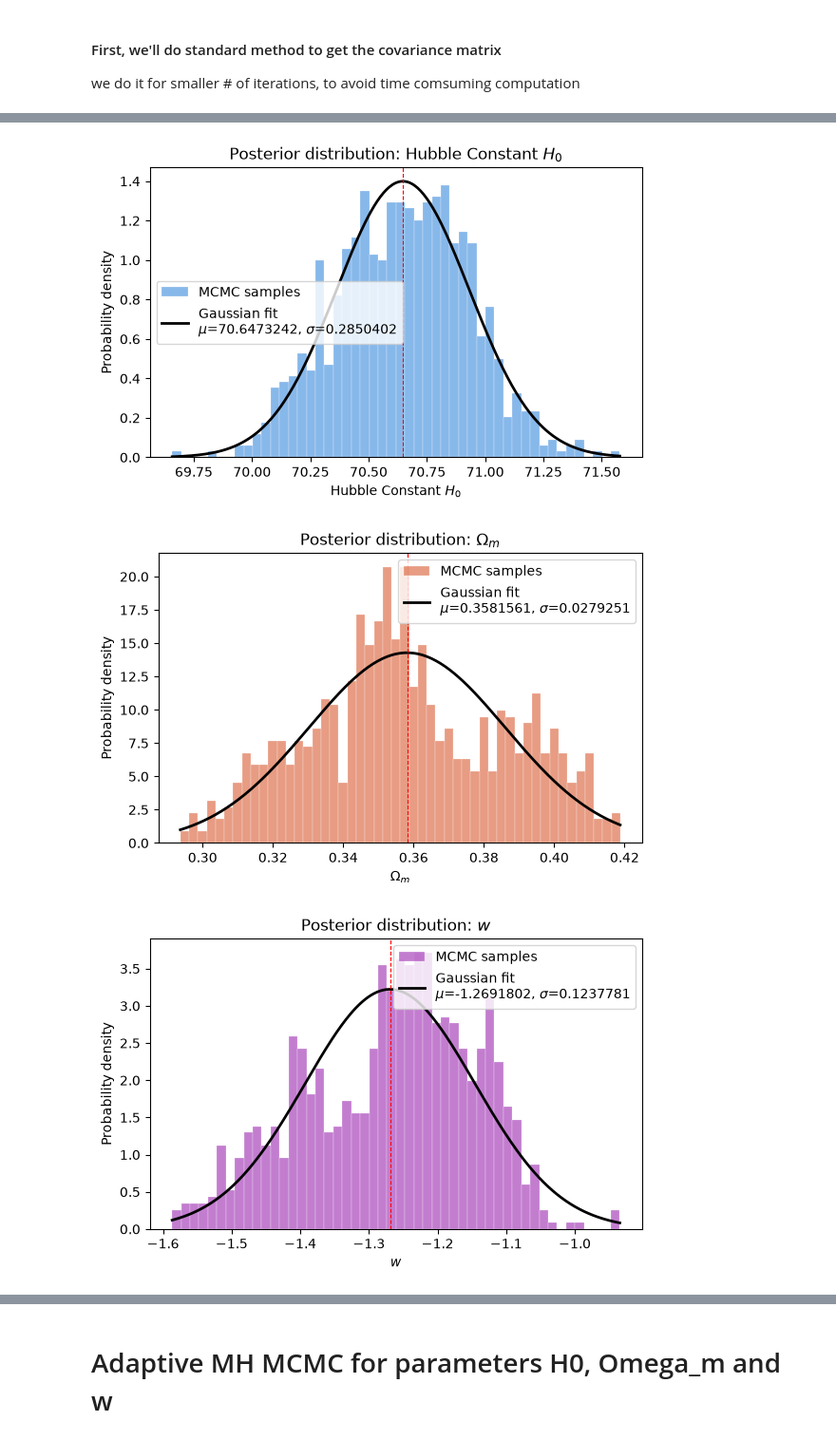
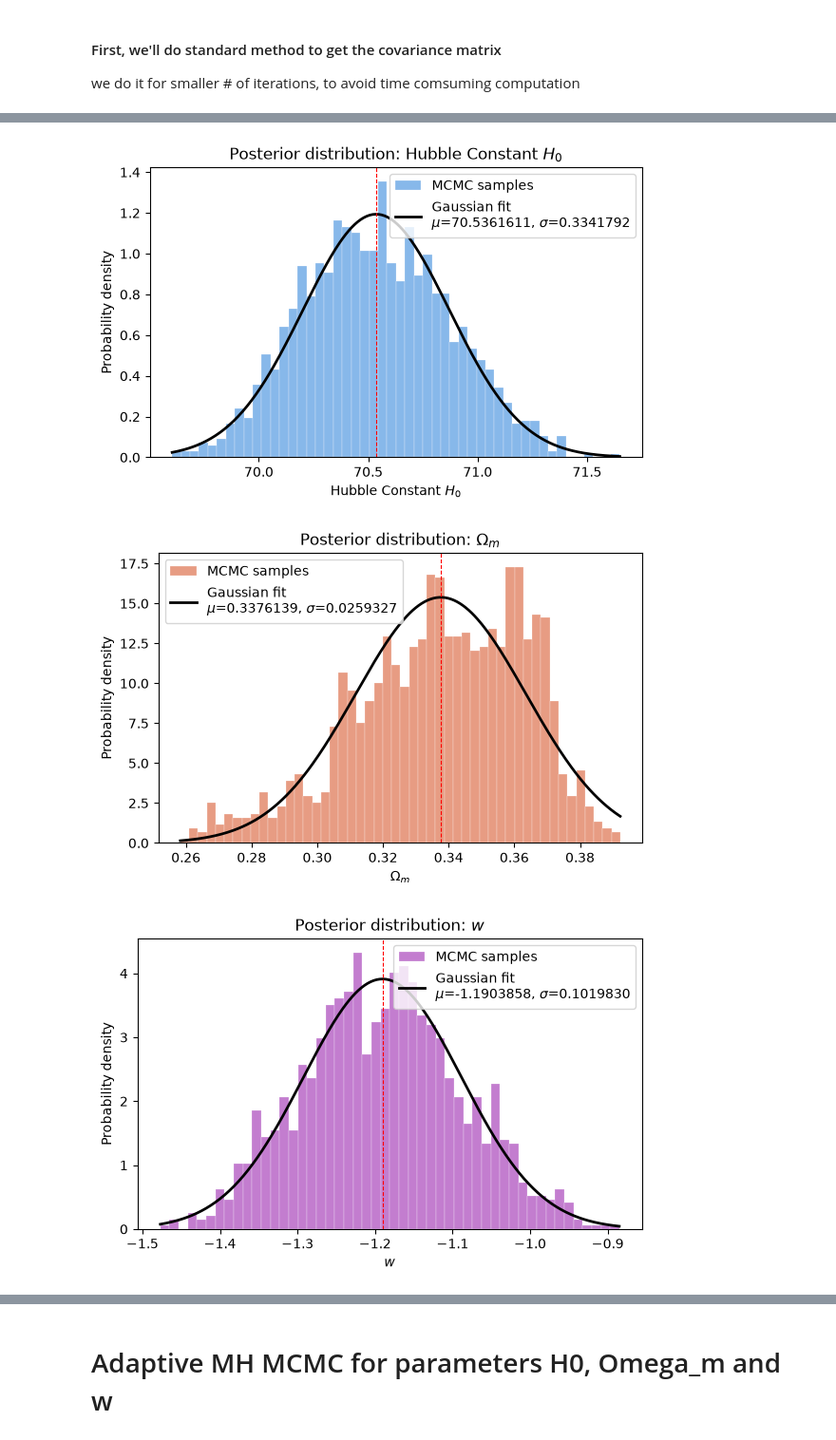
Before and after one commit to yugantchelak/Hubble-Tension, a Jupyter notebook: SNe/Adap_mcmc_3param.ipynb, the cells around one changed output, grey strips where cells are left out. Shown at 95% size. Drawn from its saved outputs; the diff is of its cells as text; code cells hidden in the pictures.

```diff
--- a/SNe/Adap_mcmc_3param.ipynb
+++ b/SNe/Adap_mcmc_3param.ipynb
@@ -158,10 +91,12 @@ def CALCULATE_NEW_w(omega_m_prev, H0_prev, w_prev,
 # define some constants (parameters)
 omega_m_range = [0.15, 0.45]
 H0_range = [55, 85]
+w_range = [-2.0, 0.0]
+delta_w = 0.03
 delta_omega_m = 0.005
 delta_H0 = 0.2
-print(f'\u03A9_m range:{omega_m_range}, \u0394\u03A9_m:{delta_omega_m},\nH0 range:{H0_range}, \u0394H0:{delta_H0}')
+print(f'\u03A9_m range:{omega_m_range}, \u0394\u03A9_m:{delta_omega_m},\nH0 range:{H0_range}, \u0394H0:{delta_H0},\nw range:{w_range}, \u0394w:{delta_w}')
 
-N_iterations =2000
+N_iterations =4000
 # %% [output]
 Ω_m range:[0.15, 0.45], ΔΩ_m:0.005,
@@ -169,8 +105,4 @@ H0 range:[55, 85], ΔH0:0.2
 # %%
-w_range = [-2.0, 0.0]
-delta_w = 0.03
-print(f'w range:{w_range}, \u0394w:{delta_w}')
-
 mcmc_df = pd.DataFrame(columns=['H0', 'Omega_m', 'w', 'Chi_sq', 'Type'])
 
 omega_m_prev = np.random.uniform(*omega_m_range)
@@ -179,17 +111,17 @@ w_prev = np.random.uniform(*w_range)
 print(f'Initial values: Omega_m={omega_m_prev:.3f}, H0={H0_prev:.2f}, w={w_prev:.3f}')
 
 chi_sq1 = chi_sq(data['dist_mod'],
-                 [DISTANCE_MODULUS4(z, H0_prev, omega_m_prev, w_prev) for z in data['zcmb']],
+                 [DISTANCE_MODULUS(z, H0_prev, omega_m_prev, w_prev) for z in data['zcmb']],
                  data['dmb'])
 print("Chi_squared initial:", chi_sq1, '\n')
 
 print("Begin MH-MCMC\n")
 for nstep in range(N_iterations):
-    omega_m_new, H0_new, w_new = CALCULATE_NEW_w(omega_m_prev, H0_prev, w_prev,
-                                                 delta_omega_m, delta_H0, delta_w,
-                                                 omega_m_range, H0_range, w_range)
+    omega_m_new, H0_new, w_new = CALCULATE_NEW(omega_m_prev, H0_prev, w_prev,
+                                                delta_omega_m, delta_H0, delta_w,
+                                                omega_m_range, H0_range, w_range)
     chi_sq2 = chi_sq(data['dist_mod'],
-                     [DISTANCE_MODULUS4(z, H0_new, omega_m_new, w_new) for z in data['zcmb']],
+                     [DISTANCE_MODULUS(z, H0_new, omega_m_new, w_new) for z in data['zcmb']],
                      data['dmb'])
 
     if chi_sq2 <= chi_sq1:
@@ -231,12 +163,13 @@ Final Chi_sq value: 1036.2096264569768
 # %%
-#Trim mcmc values to remove burnt values
+#Removing the Burnt-in Values
 final_chi_sq = mcmc_df['Chi_sq'].iloc[-1]
-# Find the first row where Chi_sq is less than the threshold
-first_valid_index = mcmc_df[mcmc_df['Chi_sq'] < 1.05*final_chi_sq].index[0]
+first_valid_index = mcmc_df[mcmc_df['Chi_sq'] < 1.01*final_chi_sq].index[0]
+trimmed_df = mcmc_df.loc[first_valid_index:]
 # %%
 import corner
 
-samples_w = mcmc_df[['H0', 'Omega_m', 'w']].to_numpy()
+trimmed_df = mcmc_df.loc[first_valid_index:]
+samples_w = trimmed_df[['H0', 'Omega_m', 'w']].to_numpy()
 labels_w = ['$H_0$', '$\\Omega_m$', '$w$']
 
 figure = corner.corner(samples_w, labels=labels_w, show_titles=True,
@@ -247,15 +180,15 @@ figure = corner.corner(samples_w, labels=labels_w, show_titles=True,
 # %%
-H0_mean, H0_std = plot_hist_with_gaussian(mcmc_df['H0'], 'Hubble Constant $H_0$',
+H0_mean, H0_std = plot_hist_with_gaussian(trimmed_df['H0'], 'Hubble Constant $H_0$',
                                           color='#378ADD')
-Om_mean, Om_std = plot_hist_with_gaussian(mcmc_df['Omega_m'], '$\\Omega_m$',
+Om_mean, Om_std = plot_hist_with_gaussian(trimmed_df['Omega_m'], '$\\Omega_m$',
                                           color='#D85A30')
-w_mean, w_std = plot_hist_with_gaussian(mcmc_df['w'], '$w$',
+w_mean, w_std = plot_hist_with_gaussian(trimmed_df['w'], '$w$',
                                         color='#9C27B0')
 
 print(f"H0      = {H0_mean:.2f} +/- {H0_std:.2f} km/s/Mpc")
 print(f"Omega_m = {Om_mean:.3f} +/- {Om_std:.3f}")
 print(f"w       = {w_mean:.3f} +/- {w_std:.3f}")
 # %% [output]
-[figure, old version]
+[figure, new version]
-[figure, old version]
+[figure, new version]
-[figure, old version]
+[figure, new version]
```
Also changed, not shown: parts of 17 cells of this notebook, 19 other files.
